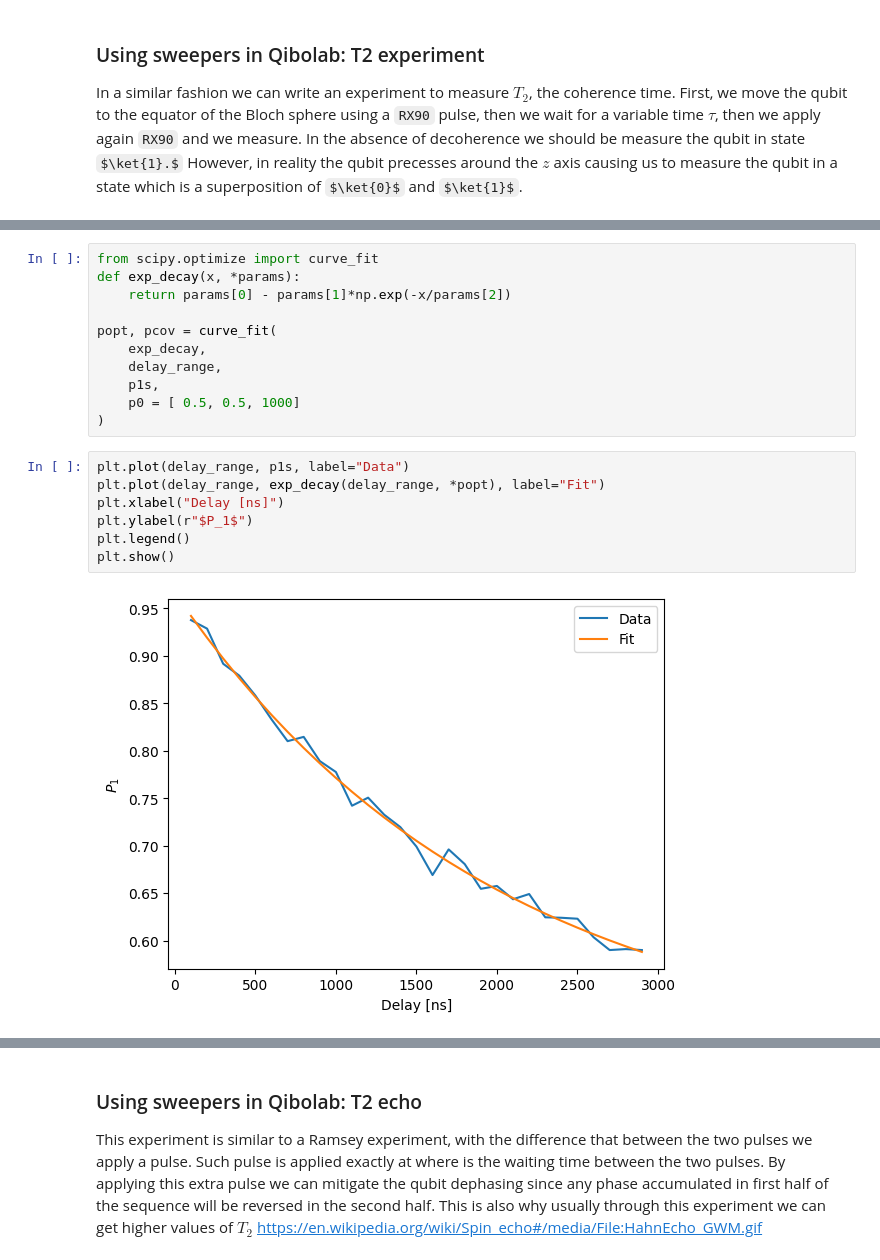
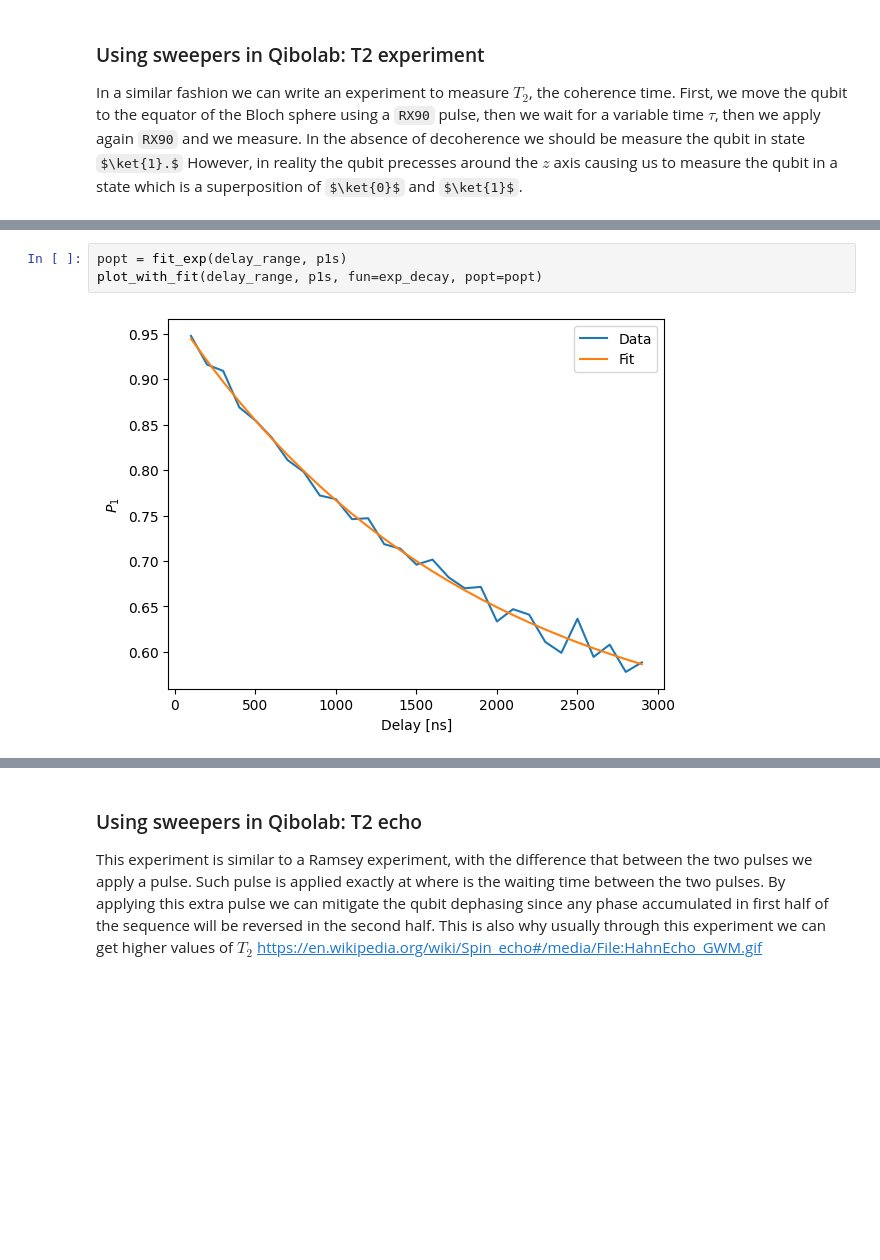
Before and after one commit to qiboteam/qiboedu, a Jupyter notebook: notebooks/Control/qibolab.ipynb, the cells around one changed output, grey strips where cells are left out. Drawn from its saved outputs; the diff is of its cells as text; some formulas as TeX source; blank space fills up the shorter version.

```diff
--- a/notebooks/Control/qibolab.ipynb
+++ b/notebooks/Control/qibolab.ipynb
@@ -421,23 +442,8 @@ plt.show()
 # %%
-from scipy.optimize import curve_fit
-def exp_decay(x, *params):
-    return params[0] - params[1]*np.exp(-x/params[2])
-
-popt, pcov = curve_fit(
-    exp_decay,
-    delay_range,
-    p1s,
-    p0 = [ 0.5, 0.5, 1000]
-)
+popt = fit_exp(delay_range, p1s)
+plot_with_fit(delay_range, p1s, fun=exp_decay, popt=popt)
+# %% [output]
+[figure, added]
-# %%
-plt.plot(delay_range, p1s, label="Data")
-plt.plot(delay_range, exp_decay(delay_range, *popt), label="Fit")
-plt.xlabel("Delay [ns]")
-plt.ylabel(r"$P_1$")
-plt.legend()
-plt.show()
-# %% [output]
-[figure, removed]
 # %%
 print(f"The estimated T2 is {np.round(popt[2])}")
 print(f"The simulation value used for T2 is {platform.config("hamiltonian").single_qubit[0].t2[0,1]}")
```
Also changed, not shown: parts of 23 cells of this notebook.
